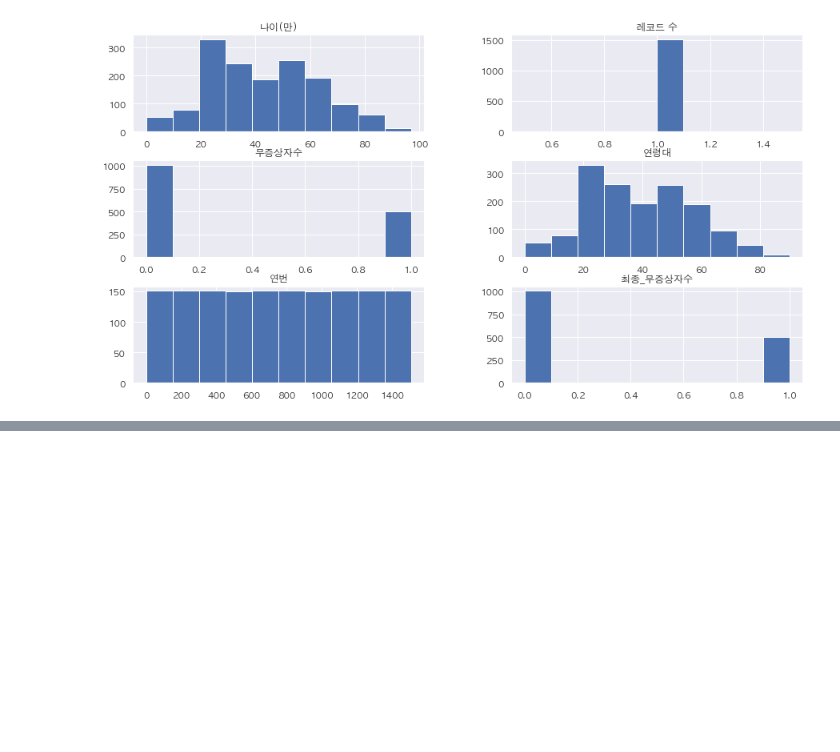
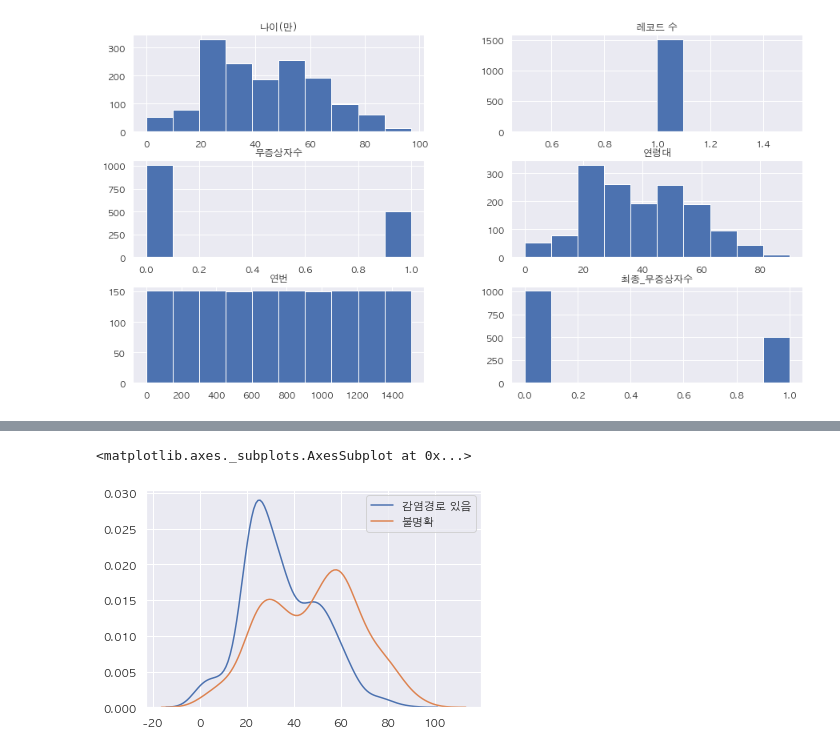
Before and after one commit to corazzon/COVID-19-eda, a Jupyter notebook: covid19-gg.ipynb, the cells around one changed output, grey strips where cells are left out. Cells and saved outputs as stored; diff of their text form; code cells hidden in the pictures; blank space fills up the shorter version.

```diff
--- a/covid19-gg.ipynb
+++ b/covid19-gg.ipynb
@@ -163,0 +192,8 @@ h = df.hist(figsize=(15, 8))
+# %%
+age = df.loc[df["감염경로"] != "불명확", "나이(만)"]
+null_age = df.loc[df["감염경로"] == "불명확", "나이(만)"]
+sns.kdeplot(age, label="감염경로 있음")
+sns.kdeplot(null_age, label="불명확")
+# %% [output]
+<matplotlib.axes._subplots.AxesSubplot at 0x...>
+[figure, added]
```
Also changed, not shown: parts of 8 cells of this notebook.
